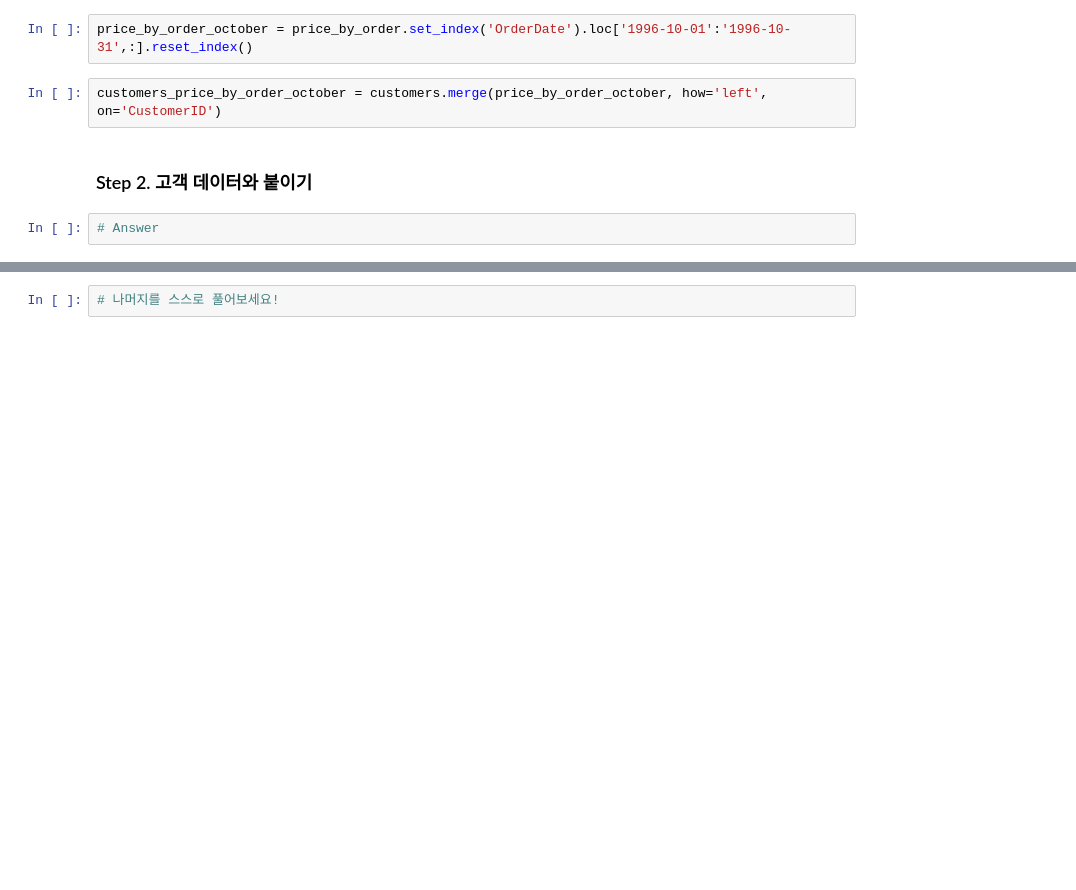
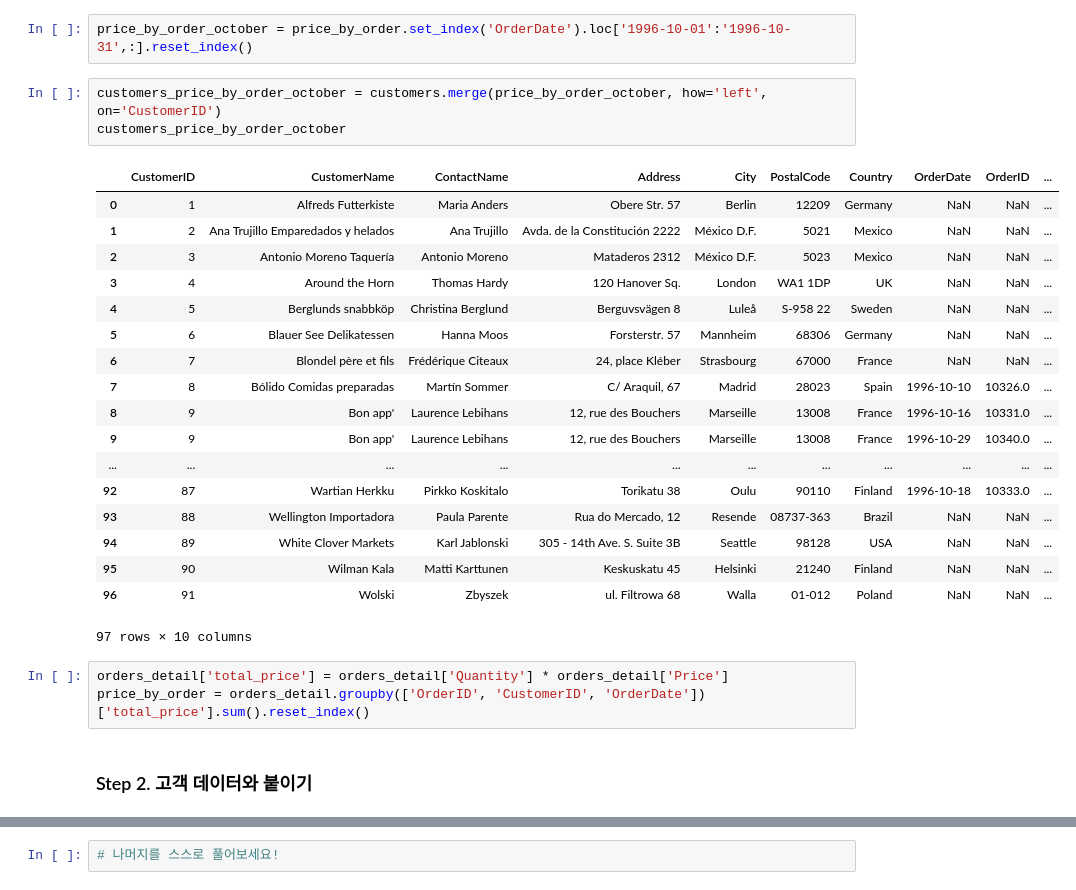
Before and after one commit to canary4651/TIL, a Jupyter notebook: jupyter/SQL & Pandas LEFT JOIN.ipynb, the cells around one changed output, grey strips where cells are left out. Drawn from its saved outputs; the diff is of its cells as text; blank space fills up the shorter version.

```diff
--- a/jupyter/SQL & Pandas LEFT JOIN.ipynb
+++ b/jupyter/SQL & Pandas LEFT JOIN.ipynb
@@ -281,7 +271,28 @@ Name: total_price, Length: 91, dtype: float64
 price_by_order_october = price_by_order.set_index('OrderDate').loc['1996-10-01':'1996-10-31',:].reset_index()
 # %%
 customers_price_by_order_october = customers.merge(price_by_order_october, how='left', on='CustomerID')
+customers_price_by_order_october
+# %% [output]
+|  | CustomerID | CustomerName | ContactName | Address | City | PostalCode | Country | OrderDate | OrderID | ... |
+| 0 | 1 | Alfreds Futterkiste | Maria Anders | Obere Str. 57 | Berlin | 12209 | Germany | NaN | NaN | ... |
+| 1 | 2 | Ana Trujillo Emparedados y helados | Ana Trujillo | Avda. de la Constitución 2222 | México D.F. | 5021 | Mexico | NaN | NaN | ... |
+| 2 | 3 | Antonio Moreno Taquería | Antonio Moreno | Mataderos 2312 | México D.F. | 5023 | Mexico | NaN | NaN | ... |
+| 3 | 4 | Around the Horn | Thomas Hardy | 120 Hanover Sq. | London | WA1 1DP | UK | NaN | NaN | ... |
+| 4 | 5 | Berglunds snabbköp | Christina Berglund | Berguvsvägen 8 | Luleå | S-958 22 | Sweden | NaN | NaN | ... |
+| 5 | 6 | Blauer See Delikatessen | Hanna Moos | Forsterstr. 57 | Mannheim | 68306 | Germany | NaN | NaN | ... |
+| 6 | 7 | Blondel père et fils | Frédérique Citeaux | 24, place Kléber | Strasbourg | 67000 | France | NaN | NaN | ... |
+| 7 | 8 | Bólido Comidas preparadas | Martín Sommer | C/ Araquil, 67 | Madrid | 28023 | Spain | 1996-10-10 | 10326.0 | ... |
+| 8 | 9 | Bon app' | Laurence Lebihans | 12, rue des Bouchers | Marseille | 13008 | France | 1996-10-16 | 10331.0 | ... |
+| 9 | 9 | Bon app' | Laurence Lebihans | 12, rue des Bouchers | Marseille | 13008 | France | 1996-10-29 | 10340.0 | ... |
+| ... | ... | ... | ... | ... | ... | ... | ... | ... | ... | ... |
+| 92 | 87 | Wartian Herkku | Pirkko Koskitalo | Torikatu 38 | Oulu | 90110 | Finland | 1996-10-18 | 10333.0 | ... |
+| 93 | 88 | Wellington Importadora | Paula Parente | Rua do Mercado, 12 | Resende | 08737-363 | Brazil | NaN | NaN | ... |
+| 94 | 89 | White Clover Markets | Karl Jablonski | 305 - 14th Ave. S. Suite 3B | Seattle | 98128 | USA | NaN | NaN | ... |
+| 95 | 90 | Wilman Kala | Matti Karttunen | Keskuskatu 45 | Helsinki | 21240 | Finland | NaN | NaN | ... |
+| 96 | 91 | Wolski | Zbyszek | ul. Filtrowa 68 | Walla | 01-012 | Poland | NaN | NaN | ... |
+97 rows × 10 columns
+# %%
+orders_detail['total_price'] = orders_detail['Quantity'] * orders_detail['Price']
+price_by_order = orders_detail.groupby(['OrderID', 'CustomerID', 'OrderDate'])['total_price'].sum().reset_index()
 # %% [markdown]
 ### Step 2. 고객 데이터와 붙이기
-# %%
-# Answer
```
Also changed, not shown: parts of 4 cells of this notebook, 8 other files.
